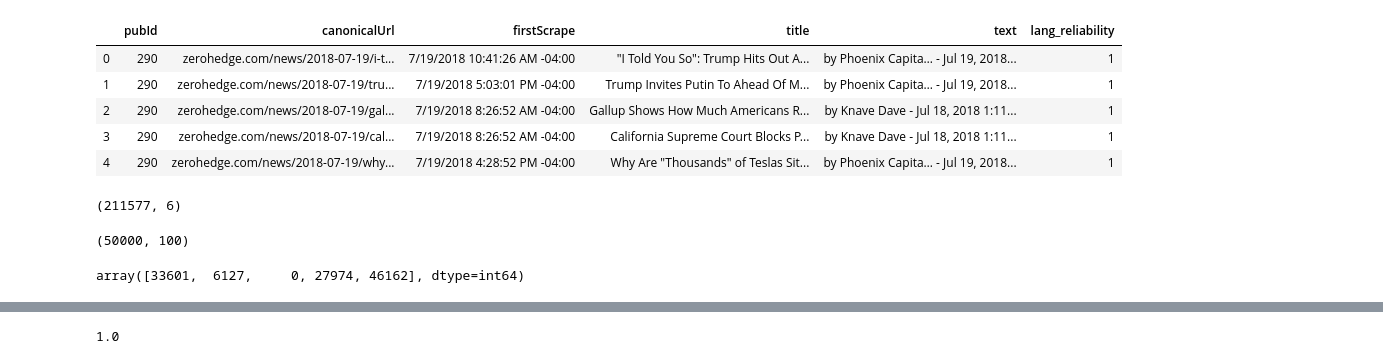
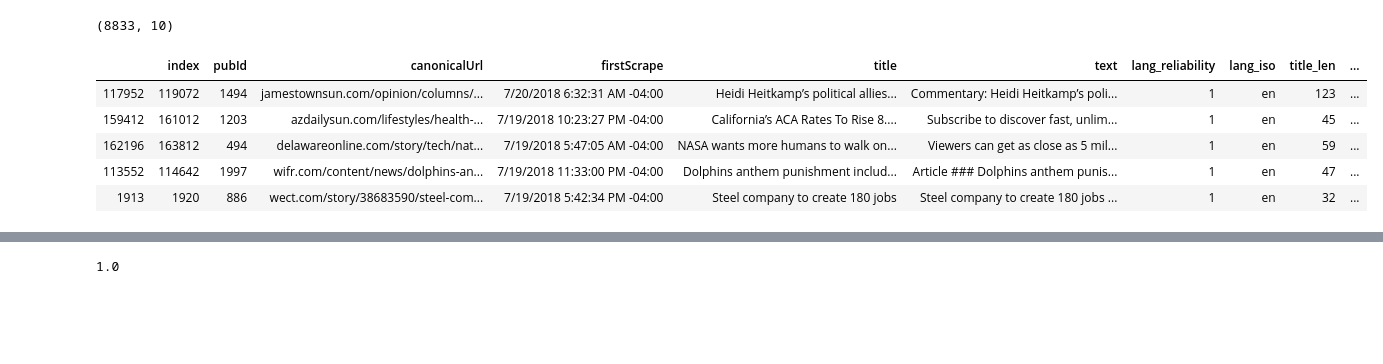
Before and after one commit to harin/cudsi-capstone-2019, a Jupyter notebook: clustering/glove_clustering.ipynb, the cells around one changed output, grey strips where cells are left out. Cells and saved outputs as stored; diff of their text form; code cells hidden in the pictures; blank space fills up the shorter version.

Commit message:
working clustering with glove
Issues
- lots of duplicate article, resulting in a cluster that contains
pretty much itself

```diff
--- a/clustering/glove_clustering.ipynb
+++ b/clustering/glove_clustering.ipynb
@@ -34,2 +41,13 @@ def read_article_df(file):
 # %%
 article_df = read_article_df(open('../data/raw/2018_07_19_04_59_08/articles.txt', encoding='utf-8'))
+article_df = article_df[article_df.lang_reliability == '1'].reset_index(drop=True)
+# %%
+article_df['title'] = article_df.title.apply(lambda s: s.strip())
+article_df['text'] = article_df.text.apply(lambda s: s.strip())
+article_df['title_len'] = article_df.title.apply(len)
+article_df['text_len'] = article_df.text.apply(len)
+# %%
+clean_df = article_df[article_df.title_len > 0]
+clean_df = clean_df[clean_df.text_len > 100]
+clean_df = clean_df[clean_df.lang_iso == 'en']
+clean_df.shape
@@ -36,9 +105,15 @@ article_df = read_article_df(open('../data/raw/2018_07_19_04_59_08/articles.txt'
+# %%
+# shuffle df to distribute publication randomly and sample
+clean_df = clean_df.sample(frac=0.05)
+clean_df.shape
+# %% [output]
+(8833, 10)
 # %%
-article_df.head()
+clean_df.head()
 # %% [output]
-|  | pubId | canonicalUrl | firstScrape | title | text | lang_reliability |
-| 0 | 290 | zerohedge.com/news/2018-07-19/i-t... | 7/19/2018 10:41:26 AM -04:00 | "I Told You So": Trump Hits Out A... | by Phoenix Capita… - Jul 19, 2018... | 1 |
-| 1 | 290 | zerohedge.com/news/2018-07-19/tru... | 7/19/2018 5:03:01 PM -04:00 | Trump Invites Putin To Ahead Of M... | by Phoenix Capita… - Jul 19, 2018... | 1 |
-| 2 | 290 | zerohedge.com/news/2018-07-19/gal... | 7/19/2018 8:26:52 AM -04:00 | Gallup Shows How Much Americans R... | by Knave Dave - Jul 18, 2018 1:11... | 1 |
-| 3 | 290 | zerohedge.com/news/2018-07-19/cal... | 7/19/2018 8:26:52 AM -04:00 | California Supreme Court Blocks P... | by Knave Dave - Jul 18, 2018 1:11... | 1 |
-| 4 | 290 | zerohedge.com/news/2018-07-19/why... | 7/19/2018 4:28:52 PM -04:00 | Why Are "Thousands" of Teslas Sit... | by Phoenix Capita… - Jul 19, 2018... | 1 |
+|  | index | pubId | canonicalUrl | firstScrape | title | text | lang_reliability | lang_iso | title_len | ... |
+| 117952 | 119072 | 1494 | jamestownsun.com/opinion/columns/... | 7/20/2018 6:32:31 AM -04:00 | Heidi Heitkamp’s political allies... | Commentary: Heidi Heitkamp’s poli... | 1 | en | 123 | ... |
+| 159412 | 161012 | 1203 | azdailysun.com/lifestyles/health-... | 7/19/2018 10:23:27 PM -04:00 | California’s ACA Rates To Rise 8.... | Subscribe to discover fast, unlim... | 1 | en | 45 | ... |
+| 162196 | 163812 | 494 | delawareonline.com/story/tech/nat... | 7/19/2018 5:47:05 AM -04:00 | NASA wants more humans to walk on... | Viewers can get as close as 5 mil... | 1 | en | 59 | ... |
+| 113552 | 114642 | 1997 | wifr.com/content/news/dolphins-an... | 7/19/2018 11:33:00 PM -04:00 | Dolphins anthem punishment includ... | Article ### Dolphins anthem punis... | 1 | en | 47 | ... |
+| 1913 | 1920 | 886 | wect.com/story/38683590/steel-com... | 7/19/2018 5:42:34 PM -04:00 | Steel company to create 180 jobs | Steel company to create 180 jobs ... | 1 | en | 32 | ... |
@@ -47,4 +119,0 @@ article_df = article_df[article_df.lang_reliability == '1']
-# %%
-article_df.shape
-# %% [output]
-(211577, 6)
@@ -63,4 +119,0 @@ sample_emb_df = emb_df.sample(50000)
-# %%
-sample_emb_df.shape
-# %% [output]
-(50000, 100)
@@ -71,4 +125,0 @@ neighbors = tree.query_radius(sample_emb_df, 0.2)
-# %%
-neighbors[0]
-# %% [output]
-array([33601,  6127,     0, 27974, 46162], dtype=int64)
```
Also changed, not shown: parts of 56 cells of this notebook.
